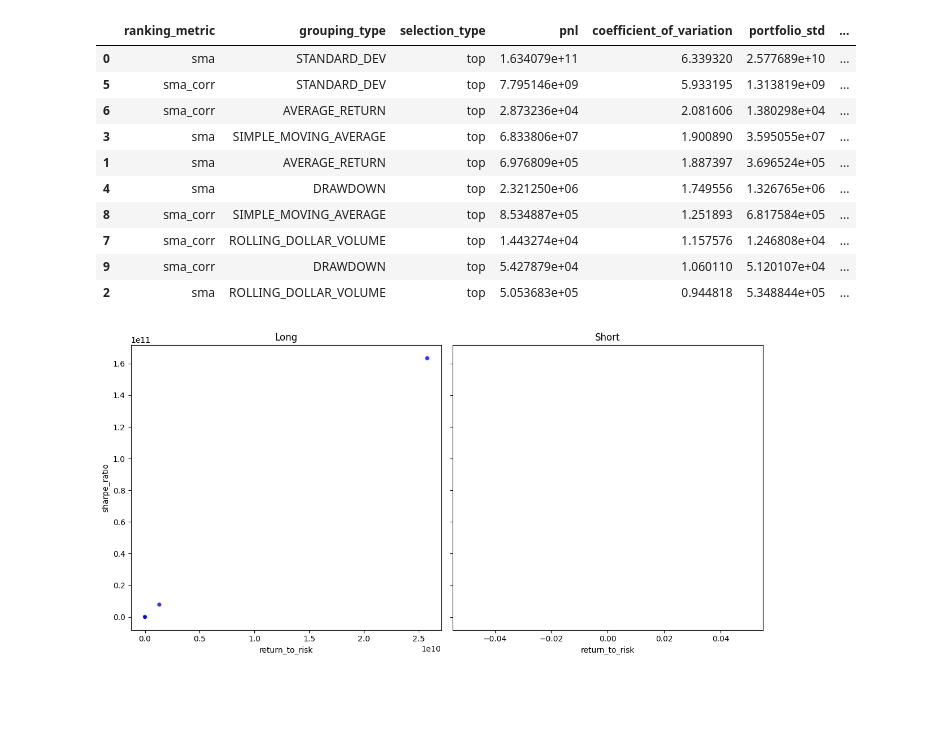
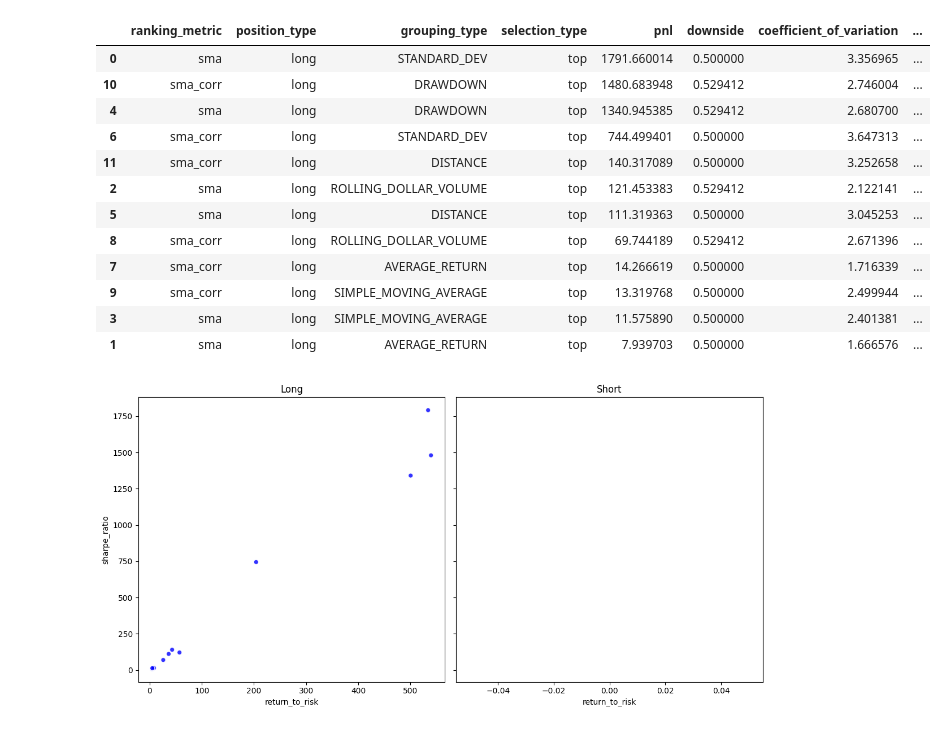
Before and after one commit to chung-ejy/orivault, a Jupyter notebook: studies/swing_trading_study/speculation_basic.ipynb, the cells around one changed output. Drawn from its saved outputs; the diff is of its cells as text; code cells hidden in the pictures; blank space fills up the shorter version.

```diff
--- a/studies/swing_trading_study/speculation_basic.ipynb
+++ b/studies/swing_trading_study/speculation_basic.ipynb
@@ -87,18 +103,19 @@ simulation.sort_values("date", inplace=True)
+# %%
+filtered_simulation = simulation[(simulation["adjclose"]<=10)].copy()
 # %%
 analysises = []
 for portfolio in tqdm(filtered_portfolios):
-
-        try:
-            trades = portfolio.trades(simulation.copy())
-            performance = portfolio.portfolio(trades.copy(),benchmark.copy())
-            metrics = KPI.performance(trades,performance)
-            results = {**portfolio.to_dict(),**metrics.copy()}
-            results["portfolio"] = portfolio
-            results["rolling_window"] = rolling_window
-            analysises.append(results)
-        except Exception as e:
-            print(str(e))
-            continue
+    try:
+        trades = portfolio.trades(filtered_simulation.copy())
+        performance = portfolio.portfolio(trades.copy(),benchmark.copy())
+        metrics = KPI.performance(trades,performance)
+        results = {**portfolio.to_dict(),**metrics.copy()}
+        results["portfolio"] = portfolio
+        results["rolling_window"] = rolling_window
+        analysises.append(results)
+    except Exception as e:
+        print(str(e))
+        continue
 # %%
 a = pd.DataFrame(analysises)
 # %%
@@ -107,21 +124,23 @@ orivault.drop("results")
 orivault.store("results",a.drop("portfolio",axis=1))
 orivault.disconnect()
 # %%
-filtered_a = a.drop(["date","risk_type","position_type","timeframe","allocation_type","selection_percentage"],axis=1).sort_values("sharpe_ratio",ascending=False)
+filtered_a = a.drop(["date","risk_type","timeframe","allocation_type","selection_percentage"],axis=1).sort_values("pnl",ascending=False)
 top = filtered_a.head(20).to_dict("records")[0]
-filtered_a
+filtered_a.head(20)
 # %% [output]
-|  | ranking_metric | grouping_type | selection_type | pnl | coefficient_of_variation | portfolio_std | ... |
-| 0 | sma | STANDARD_DEV | top | 1.634079e+11 | 6.339320 | 2.577689e+10 | ... |
-| 5 | sma_corr | STANDARD_DEV | top | 7.795146e+09 | 5.933195 | 1.313819e+09 | ... |
-| 6 | sma_corr | AVERAGE_RETURN | top | 2.873236e+04 | 2.081606 | 1.380298e+04 | ... |
-| 3 | sma | SIMPLE_MOVING_AVERAGE | top | 6.833806e+07 | 1.900890 | 3.595055e+07 | ... |
-| 1 | sma | AVERAGE_RETURN | top | 6.976809e+05 | 1.887397 | 3.696524e+05 | ... |
-| 4 | sma | DRAWDOWN | top | 2.321250e+06 | 1.749556 | 1.326765e+06 | ... |
-| 8 | sma_corr | SIMPLE_MOVING_AVERAGE | top | 8.534887e+05 | 1.251893 | 6.817584e+05 | ... |
-| 7 | sma_corr | ROLLING_DOLLAR_VOLUME | top | 1.443274e+04 | 1.157576 | 1.246808e+04 | ... |
-| 9 | sma_corr | DRAWDOWN | top | 5.427879e+04 | 1.060110 | 5.120107e+04 | ... |
-| 2 | sma | ROLLING_DOLLAR_VOLUME | top | 5.053683e+05 | 0.944818 | 5.348844e+05 | ... |
+|  | ranking_metric | position_type | grouping_type | selection_type | pnl | downside | coefficient_of_variation | ... |
+| 0 | sma | long | STANDARD_DEV | top | 1791.660014 | 0.500000 | 3.356965 | ... |
+| 10 | sma_corr | long | DRAWDOWN | top | 1480.683948 | 0.529412 | 2.746004 | ... |
+| 4 | sma | long | DRAWDOWN | top | 1340.945385 | 0.529412 | 2.680700 | ... |
+| 6 | sma_corr | long | STANDARD_DEV | top | 744.499401 | 0.500000 | 3.647313 | ... |
+| 11 | sma_corr | long | DISTANCE | top | 140.317089 | 0.500000 | 3.252658 | ... |
+| 2 | sma | long | ROLLING_DOLLAR_VOLUME | top | 121.453383 | 0.529412 | 2.122141 | ... |
+| 5 | sma | long | DISTANCE | top | 111.319363 | 0.500000 | 3.045253 | ... |
+| 8 | sma_corr | long | ROLLING_DOLLAR_VOLUME | top | 69.744189 | 0.529412 | 2.671396 | ... |
+| 7 | sma_corr | long | AVERAGE_RETURN | top | 14.266619 | 0.500000 | 1.716339 | ... |
+| 9 | sma_corr | long | SIMPLE_MOVING_AVERAGE | top | 13.319768 | 0.500000 | 2.499944 | ... |
+| 3 | sma | long | SIMPLE_MOVING_AVERAGE | top | 11.575890 | 0.500000 | 2.401381 | ... |
+| 1 | sma | long | AVERAGE_RETURN | top | 7.939703 | 0.500000 | 1.666576 | ... |
 # %%
 a["color"] = ["blue" if x == "top" else "red" if x == "bottom"  else "green" for x in a["selection_type"]]
 a["return_to_risk"] = a["pnl"] / a["portfolio_std"]
@@ -151,6 +170,6 @@ plt.tight_layout()
 # Show the combined plot
 plt.show()
 # %% [output]
-[figure, old version]
+[figure, new version]
 # %%
 pm = top["portfolio"]
```
Also changed, not shown: parts of 9 cells of this notebook, 5 other files.
